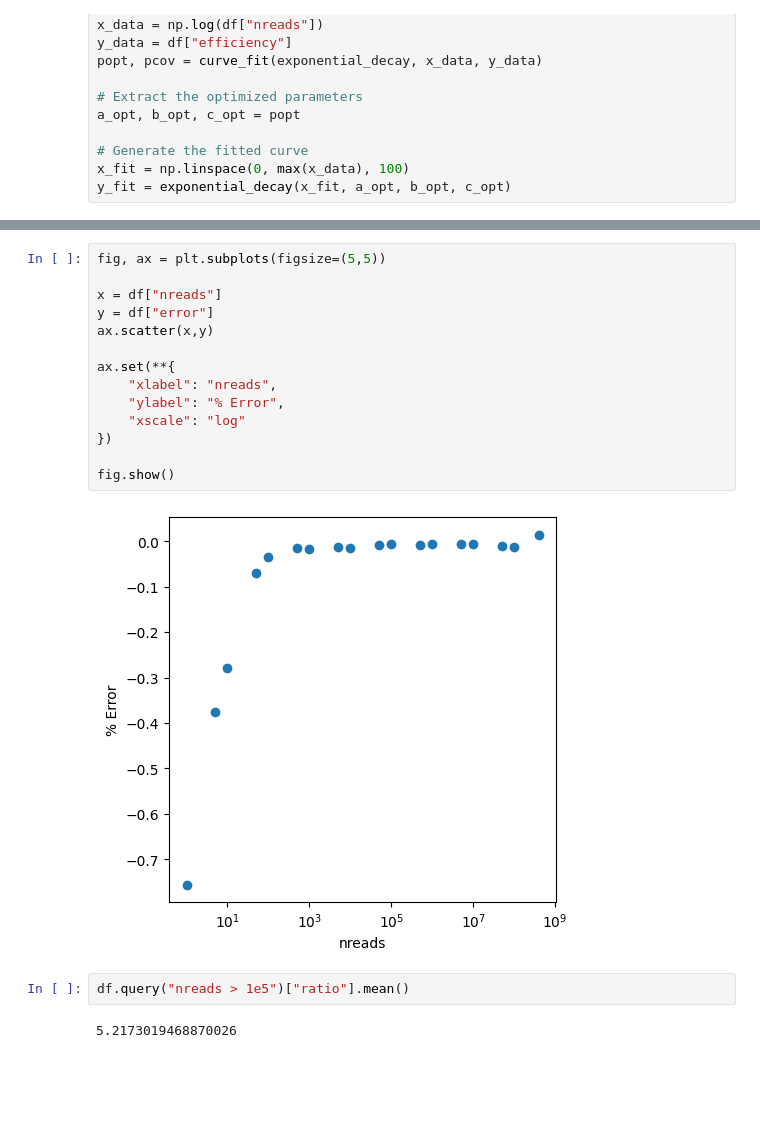
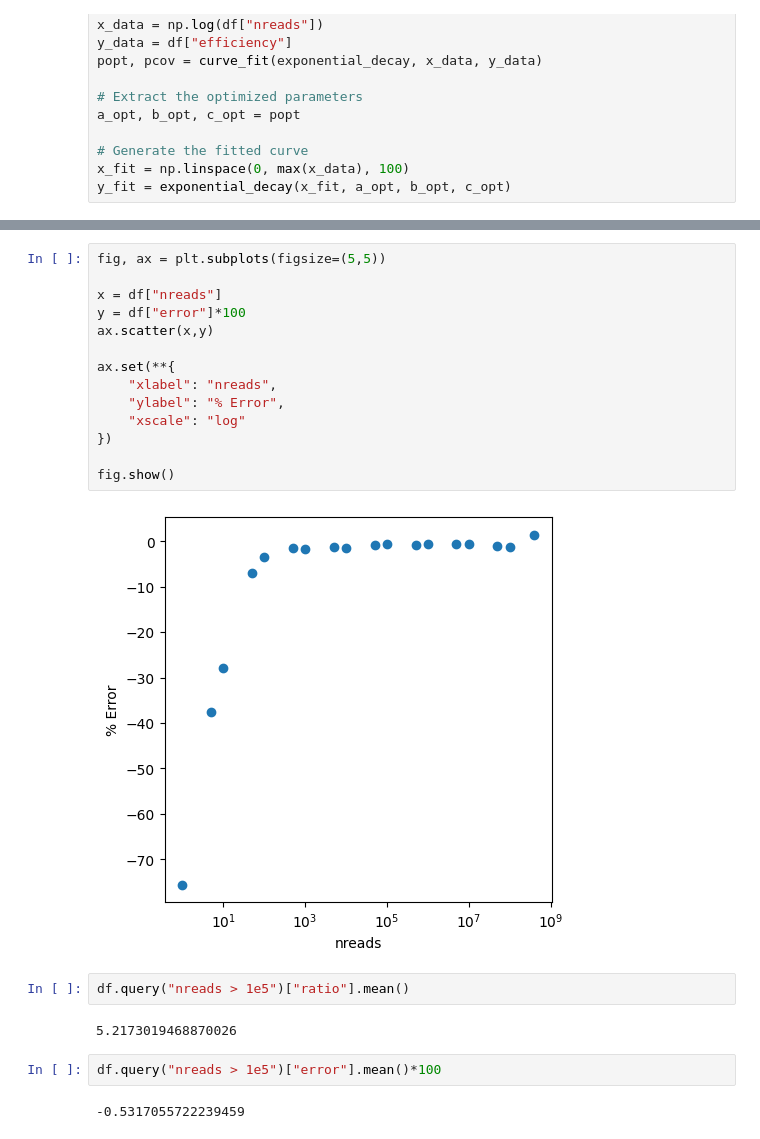
Before and after one commit to sbooeshaghi/seq.run, a Jupyter notebook: model.ipynb, the cells around one changed output, grey strips where cells are left out. Drawn from its saved outputs; the diff is of its cells as text; blank space fills up the shorter version.

```diff
--- a/model.ipynb
+++ b/model.ipynb
@@ -194,20 +191,24 @@ fig.show()
 # %%
 fig, ax = plt.subplots(figsize=(5,5))
 
 x = df["nreads"]
-y = df["error"]
+y = df["error"]*100
 ax.scatter(x,y)
 
 ax.set(**{
     "xlabel": "nreads",
     "ylabel": "% Error",
     "xscale": "log"
 })
 
 fig.show()
 # %% [output]
-[figure, old version]
+[figure, new version]
 # %%
 df.query("nreads > 1e5")["ratio"].mean()
 # %% [output]
 5.2173019468870026
+# %%
+df.query("nreads > 1e5")["error"].mean()*100
+# %% [output]
+-0.5317055722239459
```
Also changed, not shown: parts of 1 cell of this notebook.
